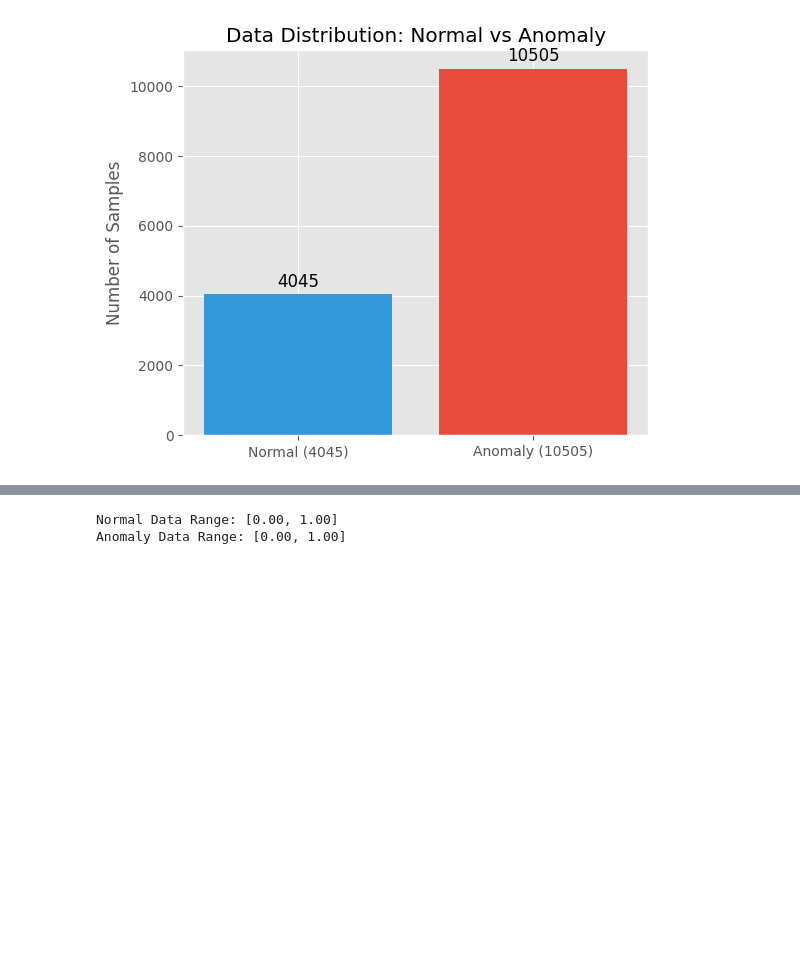
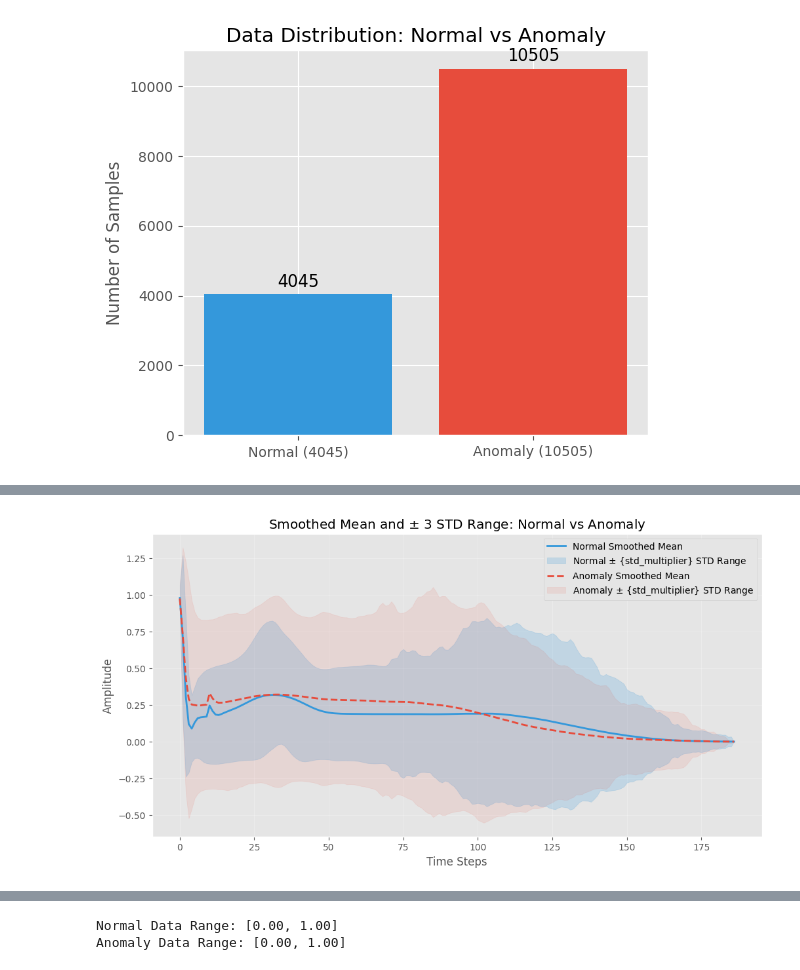
Before and after one commit to Makiato1999/ECG-Detector, a Jupyter notebook: anomaly_detection_cnn_autoencoders.ipynb, the cells around one changed output, grey strips where cells are left out. Saved outputs shown, nothing was run; the diff lists cells and outputs as text; code cells hidden in the pictures; blank space fills up the shorter version.

```diff
--- a/anomaly_detection_cnn_autoencoders.ipynb
+++ b/anomaly_detection_cnn_autoencoders.ipynb
@@ -126,0 +146,66 @@ plt.show()
+# %%
+time_steps = normal_df.shape[1] # 187
+
+def calculate_smoothed_mean_stats_fixed(df, std_multiplier=3, window_size=20):
+    r"""
+    计算平滑均值线和原始数据的 $\pm$ STD 范围。
+    """
+    mean_signal = df.mean(axis=0)
+    std_signal = df.std(axis=0)
+
+    # 3. 对平均信号进行平滑处理 (这是中心线)
+    smoothed_mean = mean_signal.rolling(window=window_size, center=True).mean()
+    smoothed_mean = smoothed_mean.fillna(mean_signal)
+
+    # 4. 计算基于原始标准差的上下限 (这是范围)
+    upper_bound = mean_signal + std_signal * std_multiplier
+    lower_bound = mean_signal - std_signal * std_multiplier
+
+    return smoothed_mean.values, lower_bound.values, upper_bound.values
+
+def plot_smoothed_range(normal_df, anomaly_df, std_multiplier=3, window_size=20):
+    plt.figure(figsize=(12, 6))
+
+    time_steps_range = range(normal_df.shape[1])
+
+    # 1. 计算 Normal 统计量
+    norm_mean, norm_low, norm_high = calculate_smoothed_mean_stats_fixed(
+        normal_df, std_multiplier=std_multiplier, window_size=window_size
+    )
+
+    # 2. 计算 Anomaly 统计量
+    anom_mean, anom_low, anom_high = calculate_smoothed_mean_stats_fixed(
+        anomaly_df, std_multiplier=std_multiplier, window_size=window_size
+    )
+
+    # --- 绘制 Normal (蓝色) ---
+    NORMAL_COLOR = '#3498db'
+
+    # 中心线：平滑均值
+    plt.plot(time_steps_range, norm_mean, color=NORMAL_COLOR, linewidth=2, label='Normal Smoothed Mean')
+
+    # 范围阴影： +/- 3 STD 范围
+    plt.fill_between(time_steps_range, norm_low, norm_high, color=NORMAL_COLOR, alpha=0.2, label=r'Normal $\pm$ {std_multiplier} STD Range')
+
+
+    # --- 绘制 Anomaly (红色) ---
+    ANOMALY_COLOR = '#e74c3c'
+
+    # 中心线：平滑均值
+    plt.plot(time_steps_range, anom_mean, color=ANOMALY_COLOR, linewidth=2, linestyle='--', label='Anomaly Smoothed Mean')
+
+    # 范围阴影： +/- 3 STD 范围
+    plt.fill_between(time_steps_range, anom_low, anom_high, color=ANOMALY_COLOR, alpha=0.1, label=r'Anomaly $\pm$ {std_multiplier} STD Range')
+
+
+    # --- 设置图表样式 (与 percentile range 图表一致) ---
+    plt.title(r"Smoothed Mean and $\pm$ 3 STD Range: Normal vs Anomaly")
+    plt.xlabel("Time Steps")
+    plt.ylabel("Amplitude")
+    plt.legend(loc='upper right')
+    plt.grid(True, alpha=0.3)
+    plt.show()
+
+plot_smoothed_range(normal_df, anomaly_df)
+# %% [output]
+[figure, added]
```
Also changed, not shown: parts of 15 cells of this notebook.
